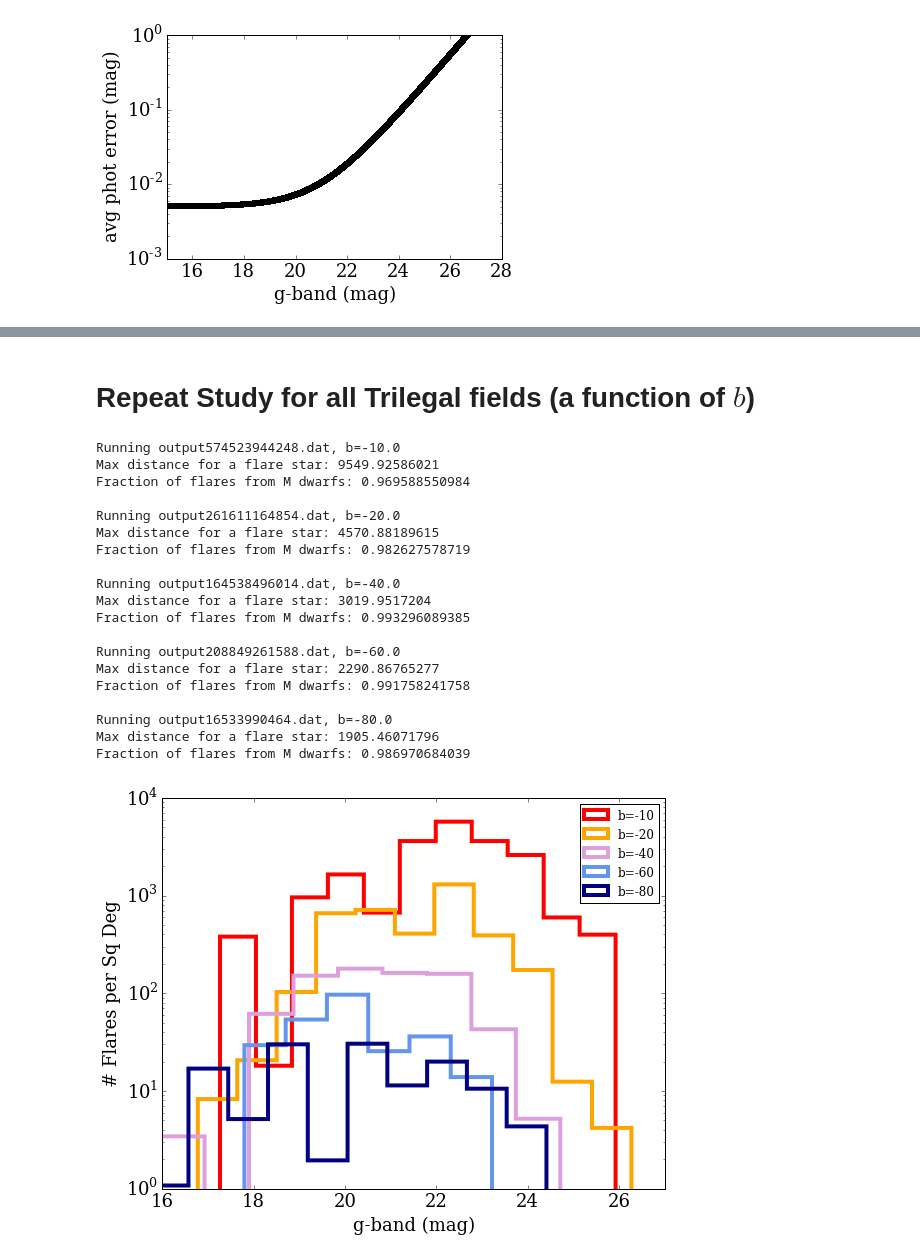
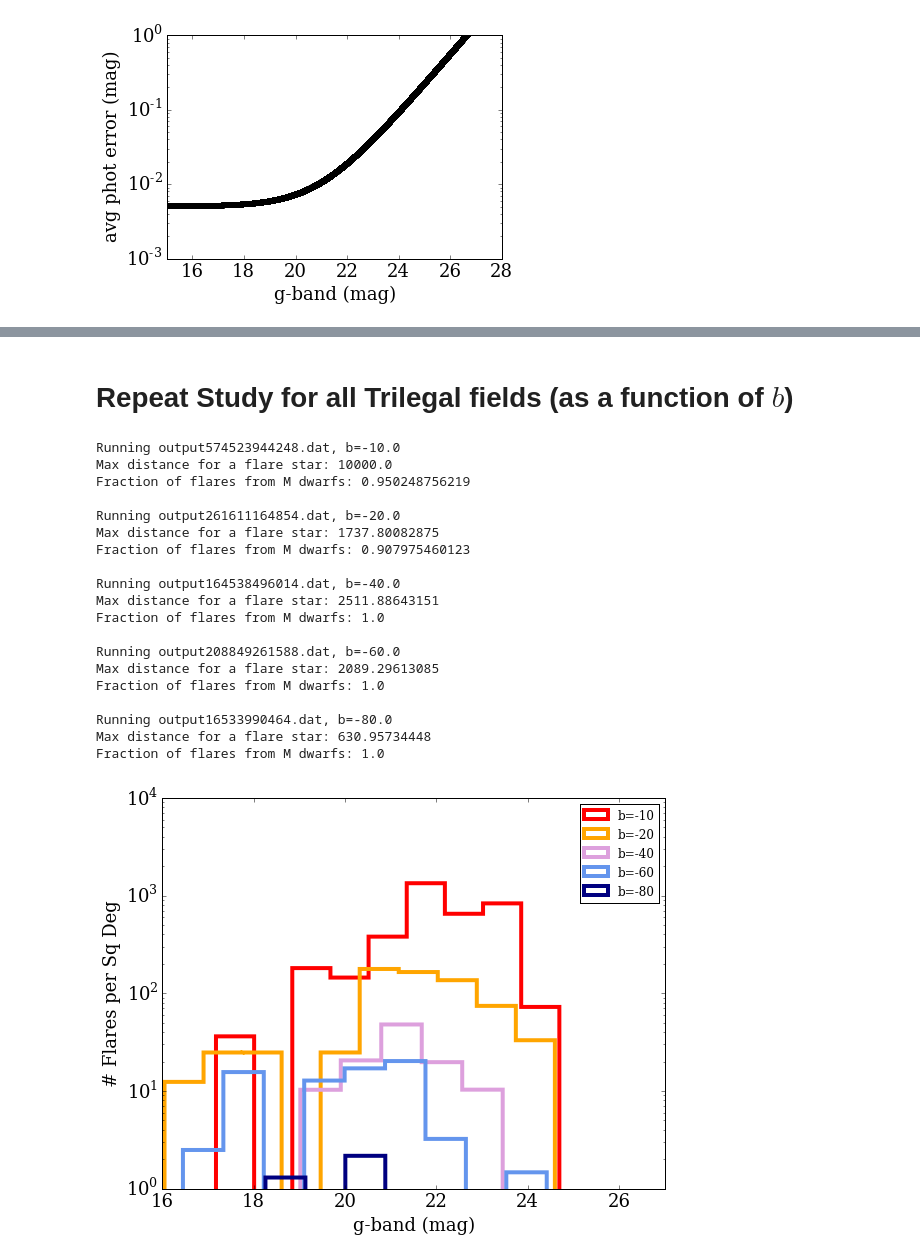
Before and after one commit to lsst-sims/MW-Flare, a Jupyter notebook: figures.ipynb, the cells around one changed output, grey strips where cells are left out. Drawn from its saved outputs; the diff is of its cells as text; code cells hidden in the pictures.

Commit message:
add OpSim inputs

```diff
--- a/figures.ipynb
+++ b/figures.ipynb
@@ -14,6 +13,38 @@ import LSSToy
 
 matplotlib.rcParams.update({'font.size':18})
 matplotlib.rcParams.update({'font.family':'serif'})
+# %%
+# This flag controls whether to use the LSSToy simulation (False),
+# or the reduced files from OpSim that Ruth provided (True)
+use_opsim = True
+# %%
+# Instead of my LSST Toy Model for cadence, use the OpSim inputs Ruth provided.
+# Assume u- and g-band are usable
+
+def opsim_cadence(time, flux, mag, los):
+    '''
+    los = the latitude, from -10 to -80
+    '''
+
+    dir = 'cadence_files/'
+    ufile = 'l45b' + str(int(los)) + '.0_u_cadence.txt'
+    gfile = 'l45b' + str(int(los)) + '.0_g_cadence.txt'
+
+    tu, mu = np.loadtxt(dir + ufile, dtype='float', unpack=True)
+    tg, mg = np.loadtxt(dir + gfile, dtype='float', unpack=True)
+
+    tout = np.concatenate((tu,tg))
+    m5 = np.concatenate((mu,mg))
+
+    ss = np.argsort(tout)
+    tout = tout[ss]
+    m5 = m5[ss]
+
+    fout = np.interp(tout, time, flux)
+
+    err = LSSToy.photerror(mag, m5=m5)
+
+    return tout, fout, err
 # %%
 # let's read in the Trilegal field, and see the columns
 
@@ -50,7 +81,8 @@ Teff_bins = np.log10(np.arange(3000,8000,1000))
 fov = 3.5 # sq deg (size of Trilegal field)
 LSSTfov = 9.6
 
-clrs = ['crimson','darkorange','cornflowerblue']
+# clrs = ['crimson','darkorange','cornflowerblue']
+clrs = ['black', 'red', 'yellow']
 lbl = ['M', 'K', 'G']
 
 plt.figure(figsize=(11,8))
@@ -315,5 +279,5 @@ plt.ylabel('# Flares per Sq Deg')
 # %% [markdown]
-# Repeat Study for all Trilegal fields (a function of $b$)
+# Repeat Study for all Trilegal fields (as a function of $b$)
 # %%
 files, galb = np.loadtxt('trilegal_models/index.txt', comments='#', unpack=True,
                          usecols=(0,2), dtype='str', delimiter=',')
@@ -377,10 +341,14 @@ for j in range(len(files)):
             tt, ff = s_time6, s_flux6 * 0.0
 
         # down-sample to LSST cadence
-        t,f = toymodel.downsample(tt, ff)
+        if use_opsim is True:
+            t, f, gerrk = opsim_cadence(tt, ff, gmag[k], galb[j])
+        else:
+            gerrk = gerr[k]
+            t,f = LSSToy.downsample(tt, ff)
 
         # find where LSST data >= Flare threshold (+ phot errors!)
-        ok = np.where((f <= (dmag_limit - gerr[k])))
+        ok = np.where((f <= (dmag_limit - gerrk)))
 
         Nflares[k] = len(ok[0])
 
@@ -392,44 +360,44 @@ for j in range(len(files)):
     totstars[j] = len(df)
 
     #_ = plt.hist(gmag, weights=Nflares, bins=25, histtype='step')
 
     fl_tmp, _ = np.histogram(gmag, bins=gbins, weights=Nflares)
     fl_stars[:,j] = fl_tmp
 
     #ax.plot(gbins[1:], fl_stars[:,k] * (float(totstars[k]) / float(Nstars)) / fov + 1e-5,
     #        color=clrs[k], lw=4, ls='-', label='l='+str(int(galb[k])))
     ax.hist(gmag, weights=Nflares * (float(len(df)) / float(Nstars)) / fov + 1e-5,
             bins=25, histtype='step', color=clrs[j], lw=4, label='b='+str(int(galb[j])))
 
 plt.xlim(16,27)
 plt.ylim(1e0, 1e4)
 plt.yscale('log')
 plt.xlabel('g-band (mag)')
 plt.ylabel('# Flares per Sq Deg')
 
 ax.legend(loc=0, fontsize=12)
 plt.savefig('flare_depth_better.pdf', dpi=300, rasterized=True, bbox_inches='tight', pad_inches=0.5)
 # %% [output]
 Running output574523944248.dat, b=-10.0
-Max distance for a flare star: 9549.92586021
-Fraction of flares from M dwarfs: 0.969588550984
+Max distance for a flare star: 10000.0
+Fraction of flares from M dwarfs: 0.950248756219
 
 Running output261611164854.dat, b=-20.0
-Max distance for a flare star: 4570.88189615
-Fraction of flares from M dwarfs: 0.982627578719
+Max distance for a flare star: 1737.80082875
+Fraction of flares from M dwarfs: 0.907975460123
 
 Running output164538496014.dat, b=-40.0
-Max distance for a flare star: 3019.9517204
-Fraction of flares from M dwarfs: 0.993296089385
+Max distance for a flare star: 2511.88643151
+Fraction of flares from M dwarfs: 1.0
 
 Running output208849261588.dat, b=-60.0
-Max distance for a flare star: 2290.86765277
-Fraction of flares from M dwarfs: 0.991758241758
+Max distance for a flare star: 2089.29613085
+Fraction of flares from M dwarfs: 1.0
 
 Running output16533990464.dat, b=-80.0
-Max distance for a flare star: 1905.46071796
-Fraction of flares from M dwarfs: 0.986970684039
+Max distance for a flare star: 630.95734448
+Fraction of flares from M dwarfs: 1.0
-[figure, old version]
+[figure, new version]
 # %%
 clrs = ['red', 'orange', 'plum', 'cornflowerblue', 'navy']
 fig = plt.figure(figsize=(9,7))
```
Also changed, not shown: parts of 15 cells of this notebook, 1 other file.
